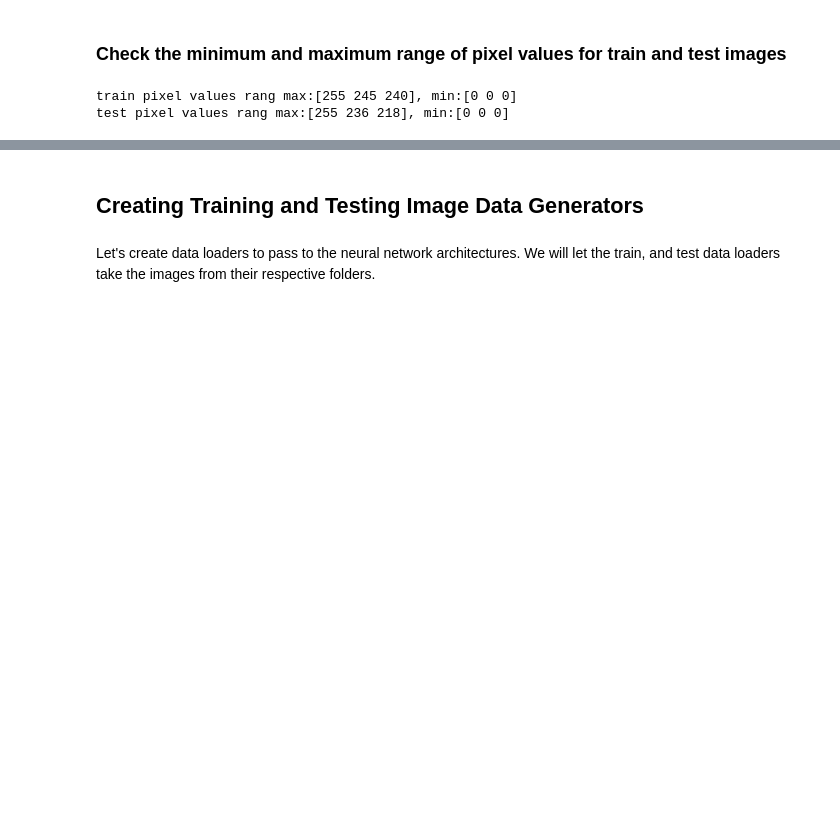
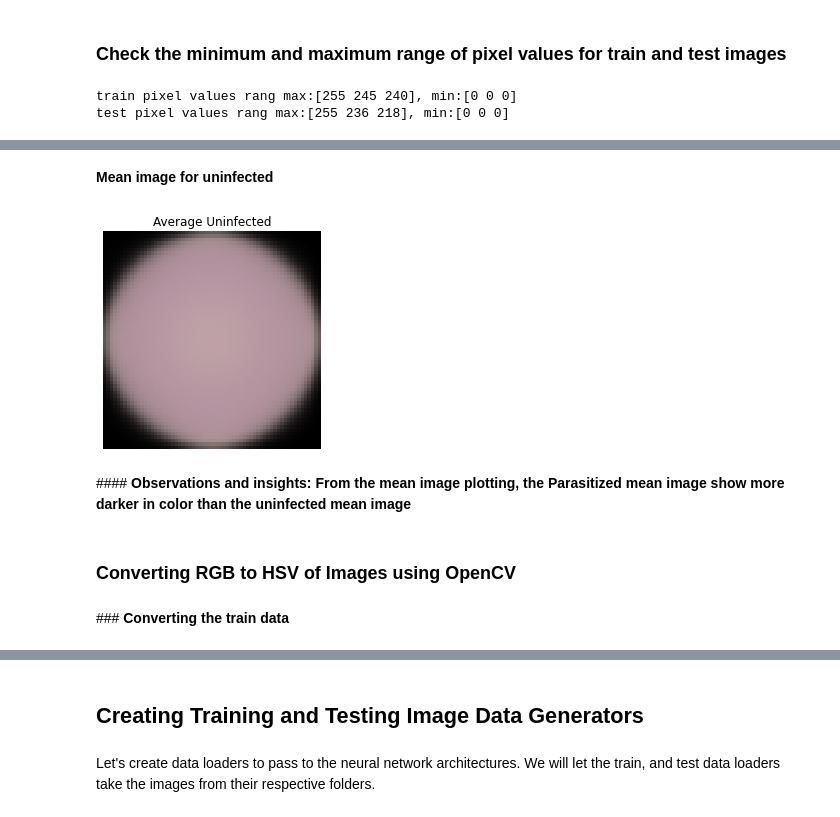
Before and after one commit to sunny722122/capitalstone_Proj_malaria_detection, a Jupyter notebook: Malaria_Detection.ipynb, the cells around one changed output, grey strips where cells are left out. Saved outputs shown, nothing was run; the diff lists cells and outputs as text; code cells hidden in the pictures; blank space fills up the shorter version.

```diff
--- a/Malaria_Detection.ipynb
+++ b/Malaria_Detection.ipynb
@@ -319,0 +451,21 @@ test pixel values rang max:[255 236 218], min:[0 0 0]
+# %% [markdown]
+<b> Mean image for uninfected
+# %%
+uninfected_data = []  # Create a list to store the parasitized data
+
+for img, label in zip(train_images, train_labels):
+
+        if label == 0:
+
+              uninfected_data.append([img])
+
+uninfected_mean = find_mean_img(np.array(uninfected_data), 'Uninfected')   # find the mean
+# %% [output]
+[figure, added]
+# %% [markdown]
+####<b> Observations and insights:
+From the mean image plotting, the Parasitized mean image show more darker in color than the uninfected mean image
+# %% [markdown]
+### <b>Converting RGB to HSV of Images using OpenCV
+# %% [markdown]
+###<b> Converting the train data
```
Also changed, not shown: parts of 40 cells of this notebook.
